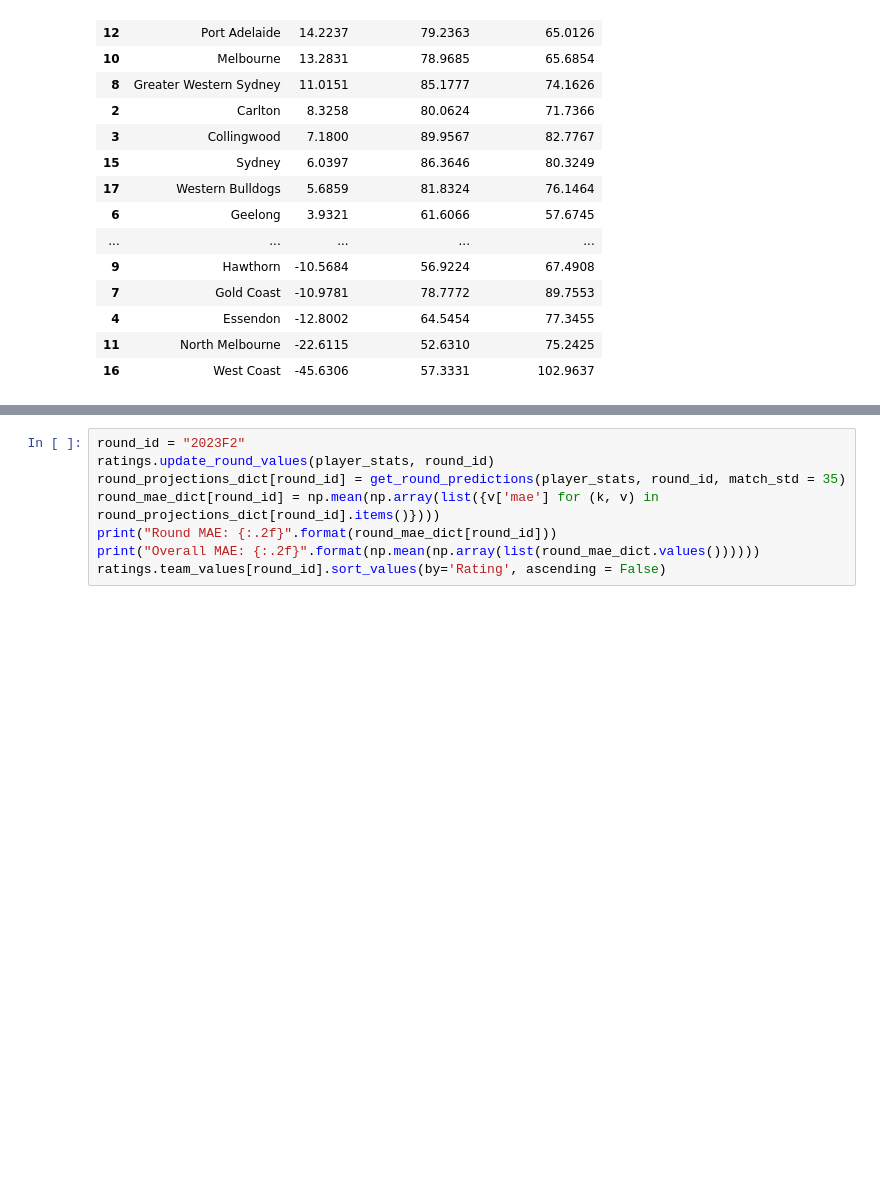
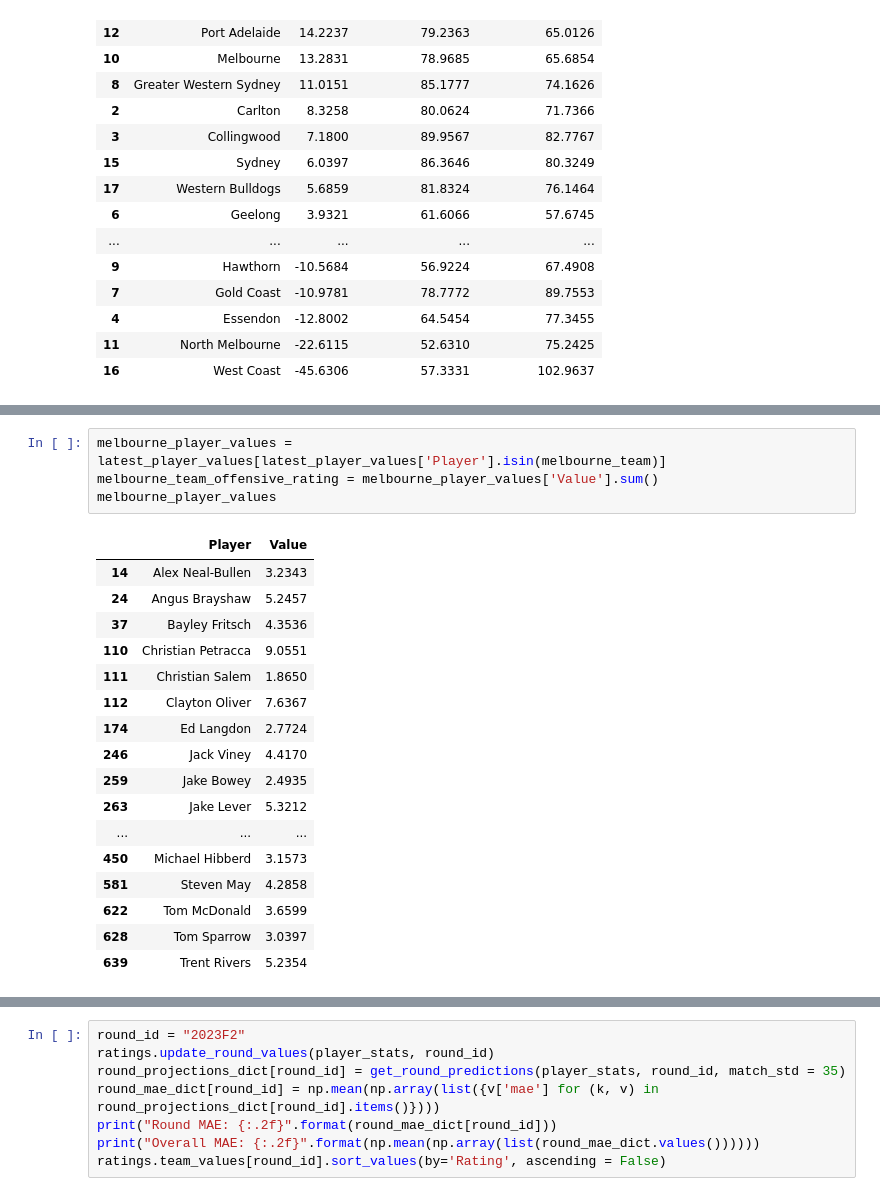
Before and after one commit to ciaran-grant/afl-player-ratings, a Jupyter notebook: exploratory_analysis/team_ratings/team_ratings_class.ipynb, the cells around one changed output, grey strips where cells are left out. Cells and saved outputs as stored; diff of their text form; blank space fills up the shorter version.

```diff
--- a/exploratory_analysis/team_ratings/team_ratings_class.ipynb
+++ b/exploratory_analysis/team_ratings/team_ratings_class.ipynb
@@ -2271,0 +2368,22 @@ Overall MAE: 27.72
+# %%
+melbourne_player_values = latest_player_values[latest_player_values['Player'].isin(melbourne_team)]
+melbourne_team_offensive_rating = melbourne_player_values['Value'].sum()
+melbourne_player_values
+# %% [output]
+|  | Player | Value |
+| 14 | Alex Neal-Bullen | 3.2343 |
+| 24 | Angus Brayshaw | 5.2457 |
+| 37 | Bayley Fritsch | 4.3536 |
+| 110 | Christian Petracca | 9.0551 |
+| 111 | Christian Salem | 1.8650 |
+| 112 | Clayton Oliver | 7.6367 |
+| 174 | Ed Langdon | 2.7724 |
+| 246 | Jack Viney | 4.4170 |
+| 259 | Jake Bowey | 2.4935 |
+| 263 | Jake Lever | 5.3212 |
+| ... | ... | ... |
+| 450 | Michael Hibberd | 3.1573 |
+| 581 | Steven May | 4.2858 |
+| 622 | Tom McDonald | 3.6599 |
+| 628 | Tom Sparrow | 3.0397 |
+| 639 | Trent Rivers | 5.2354 |
```
Also changed, not shown: parts of 26 cells of this notebook, 6 other files.
